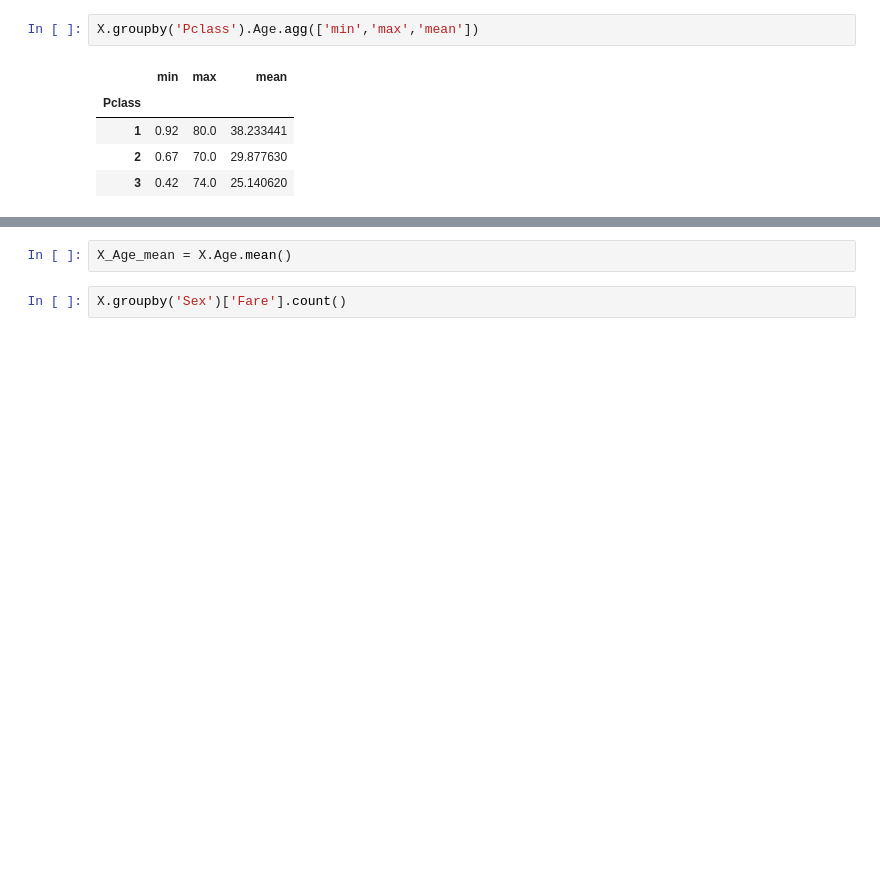
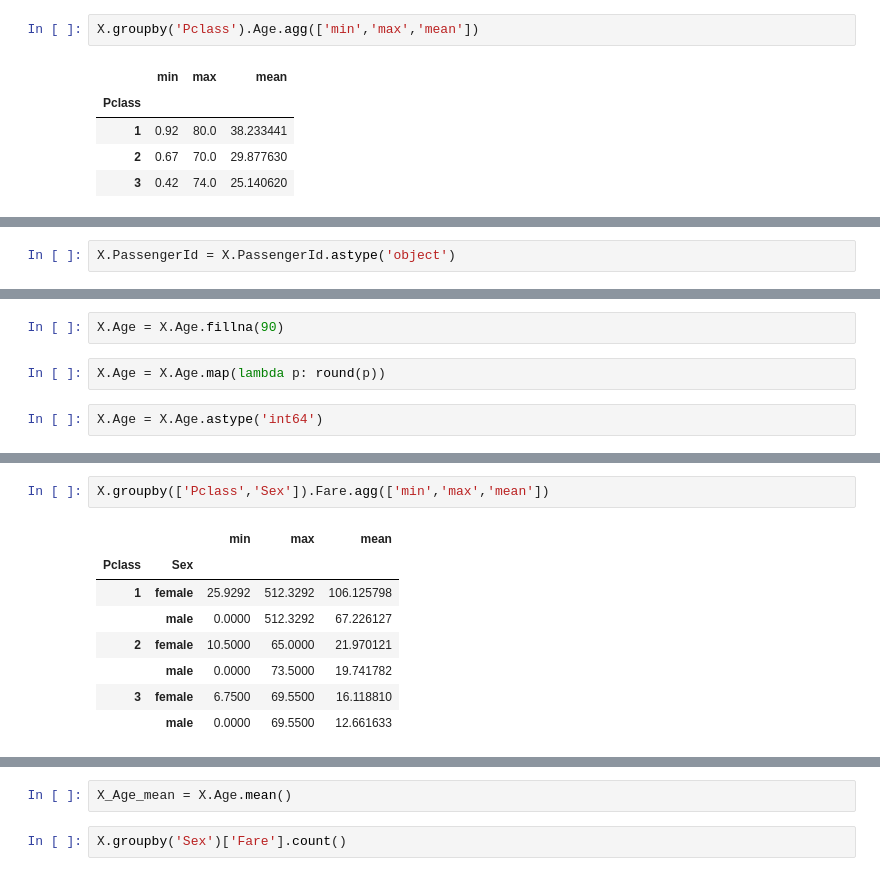
Before and after one commit to lukemonington/Titanic, a Jupyter notebook: Practice with Titanic.ipynb, the cells around one changed output, grey strips where cells are left out. Cells and saved outputs as stored; diff of their text form; blank space fills up the shorter version.

```diff
--- a/Practice with Titanic.ipynb
+++ b/Practice with Titanic.ipynb
@@ -47,0 +66,2 @@ X.groupby('Pclass').Age.agg(['min','max','mean'])
+# %%
+X.PassengerId = X.PassengerId.astype('object')
@@ -47,0 +72,6 @@ X.groupby('Pclass').Age.agg(['min','max','mean'])
+# %%
+X.Age = X.Age.fillna(90)
+# %%
+X.Age = X.Age.map(lambda p: round(p))
+# %%
+X.Age = X.Age.astype('int64')
@@ -47,0 +110,11 @@ X.groupby('Pclass').Age.agg(['min','max','mean'])
+# %%
+X.groupby(['Pclass','Sex']).Fare.agg(['min','max','mean'])
+# %% [output]
+|  |  | min | max | mean |
+| Pclass | Sex |  |  |  |
+| 1 | female | 25.9292 | 512.3292 | 106.125798 |
+|  | male | 0.0000 | 512.3292 | 67.226127 |
+| 2 | female | 10.5000 | 65.0000 | 21.970121 |
+|  | male | 0.0000 | 73.5000 | 19.741782 |
+| 3 | female | 6.7500 | 69.5500 | 16.118810 |
+|  | male | 0.0000 | 69.5500 | 12.661633 |
```
Also changed, not shown: parts of 13 cells of this notebook.
